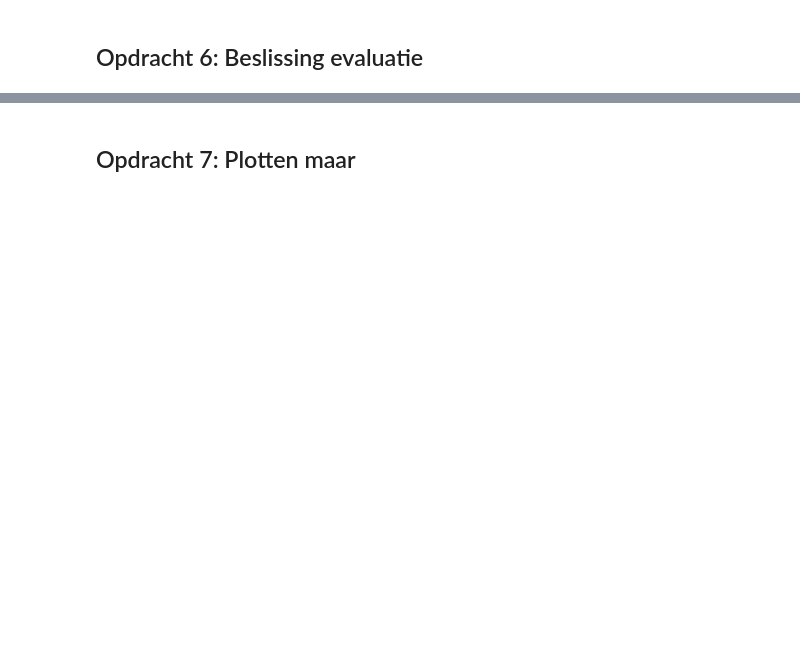
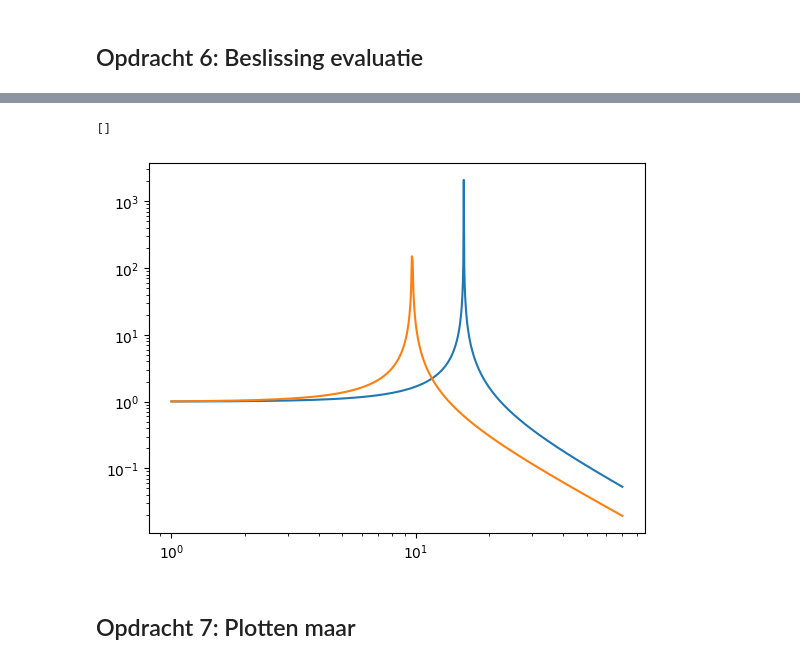
Before and after one commit to sirk3210/porkrepo, a Jupyter notebook: FysiekeOntwerpopdrachten/5MaakEenOpstellingTrillingsvrij/Ontwerpopdracht5MaakEenOpstellingTrillingsvrijInvulTemplate.ipynb, the cells around one changed output, grey strips where cells are left out. Saved outputs shown, nothing was run; the diff lists cells and outputs as text; code cells hidden in the pictures; blank space fills up the shorter version.

```diff
--- a/FysiekeOntwerpopdrachten/5MaakEenOpstellingTrillingsvrij/Ontwerpopdracht5MaakEenOpstellingTrillingsvrijInvulTemplate.ipynb
+++ b/FysiekeOntwerpopdrachten/5MaakEenOpstellingTrillingsvrij/Ontwerpopdracht5MaakEenOpstellingTrillingsvrijInvulTemplate.ipynb
@@ -105,7 +139,15 @@ Deze grafiek heb je later weer nodig om je gemeten punten aan toe te voegen. Ga
 
 Als je hier negatief geantwoord hebt, kopieer onder deze cel dan alle cellen van Synthese tot en met Evaluation & decision en doorloop dat deel van het ontwerp proces nogmaals.
 # %%
-# Voeg hier je plot in.
+plt.plot(t, abs(verhouding(t, w0)))
+w01 = (9.81/0.105)**0.5
+plt.plot(t, abs(verhouding(t, w01)))
+plt.xscale('log')
+plt.yscale('log')
+plt.plot()
+# %% [output]
+[]
+[figure, added]
 # %% [markdown]
 ## Opdracht 7: Plotten maar
 # %%
```
Also changed, not shown: parts of 22 cells of this notebook, 5 other files.
